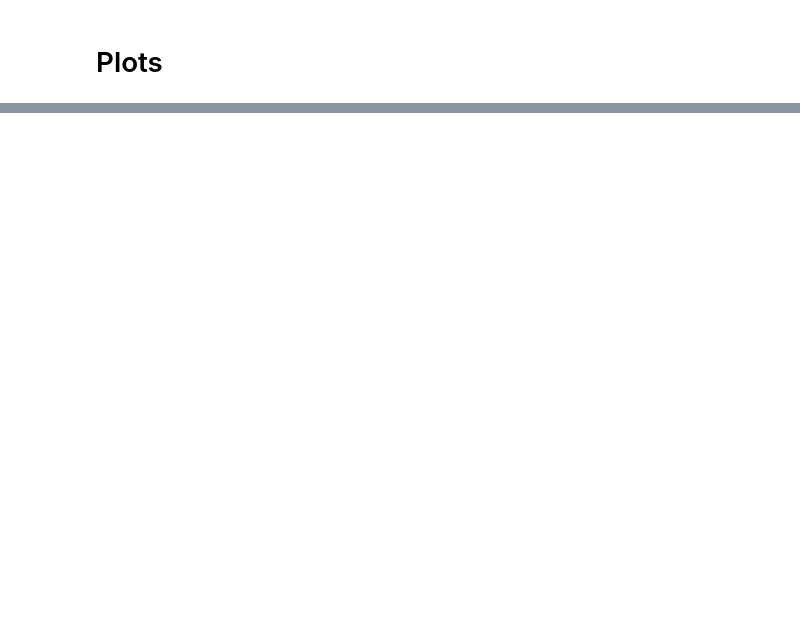
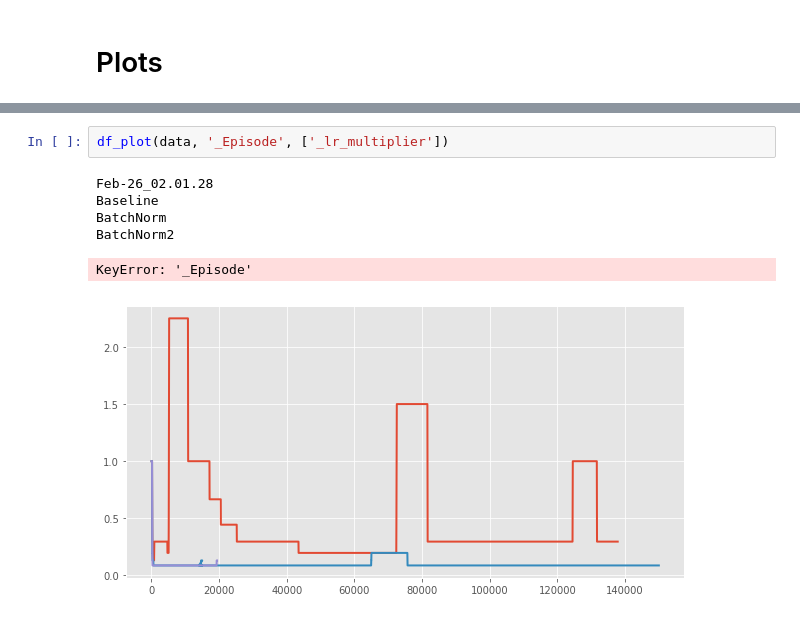
Before and after one commit to toothlessdragon/trpo, a Jupyter notebook: src/view_training.ipynb, the cells around one changed output, grey strips where cells are left out. Drawn from its saved outputs; the diff is of its cells as text; blank space fills up the shorter version.

```diff
--- a/src/view_training.ipynb
+++ b/src/view_training.ipynb
@@ -145,0 +164,9 @@ Mar-05_02.33.13
+# %%
+df_plot(data, '_Episode', ['_lr_multiplier'])
+# %% [output]
+Feb-26_02.01.28
+Baseline
+BatchNorm
+BatchNorm2
+KeyError: '_Episode'
+[figure, added]
```
Also changed, not shown: parts of 7 cells of this notebook, 4 other files.
